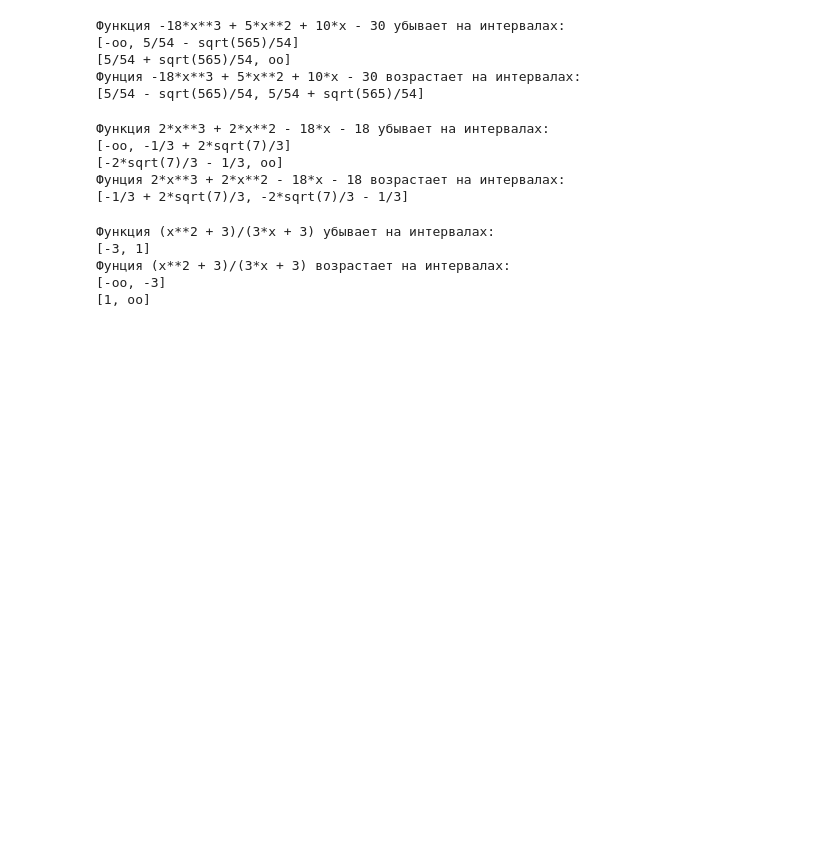
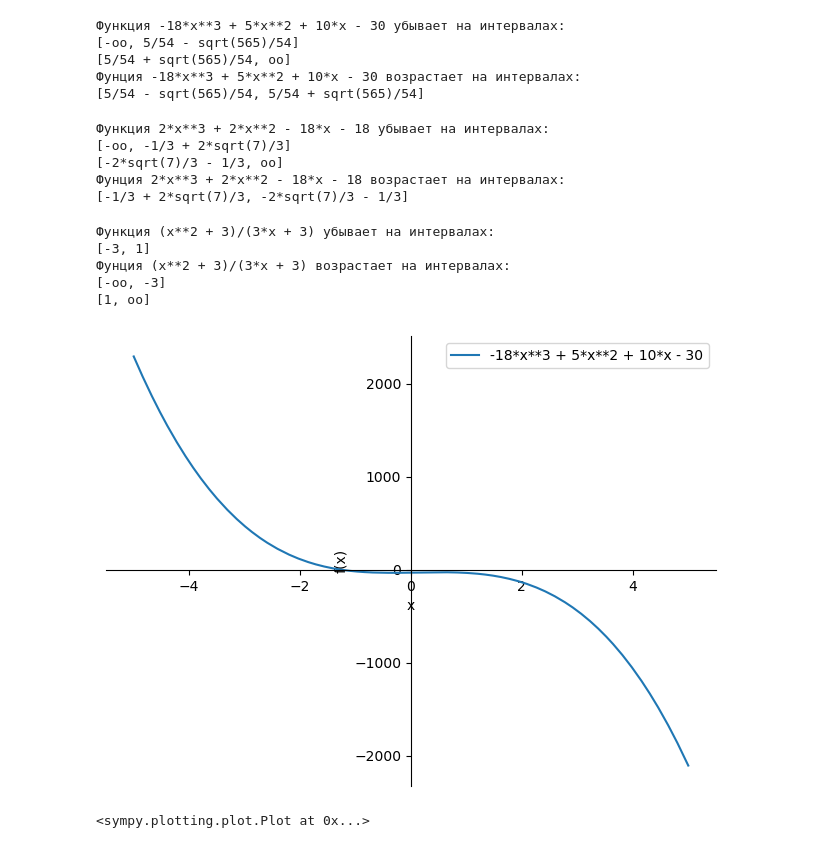
Before and after one commit to Gendrin/Seminar11, a Jupyter notebook: s11.ipynb, the cells around one changed output. Drawn from its saved outputs; the diff is of its cells as text; code cells hidden in the pictures; blank space fills up the shorter version.

```diff
--- a/s11.ipynb
+++ b/s11.ipynb
@@ -84,3 +84,11 @@ FindInterval(f_diff,f3)
 Фунция (x**2 + 3)/(3*x + 3) возрастает на интервалах:
 [-oo, -3]
 [1, oo]
+# %%
+ # 4. Построить график
+
+#plot(f1, (x, -5, 2.5), legend=True)
+plot(f1, (x, -5, 5),legend=True)
+# %% [output]
+[figure, added]
+<sympy.plotting.plot.Plot at 0x...>
```
Also changed, not shown: parts of 3 cells of this notebook.
